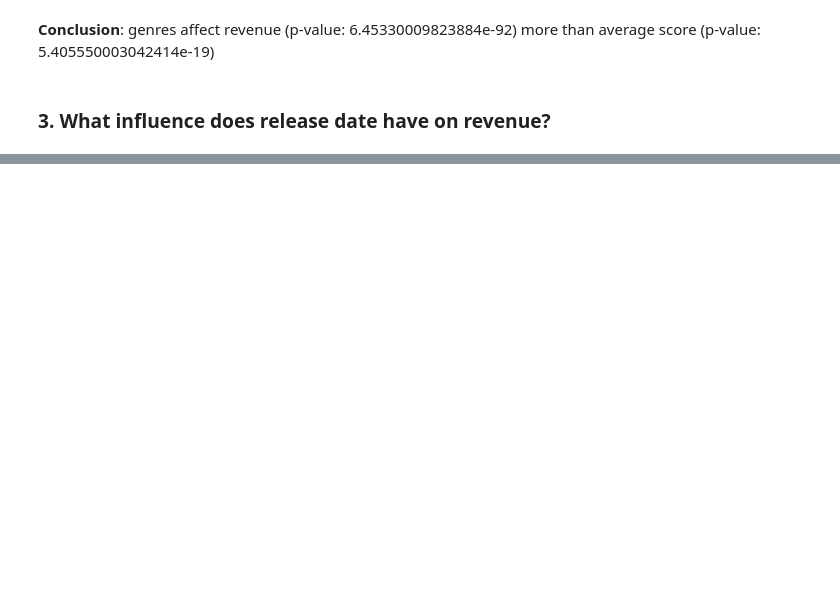
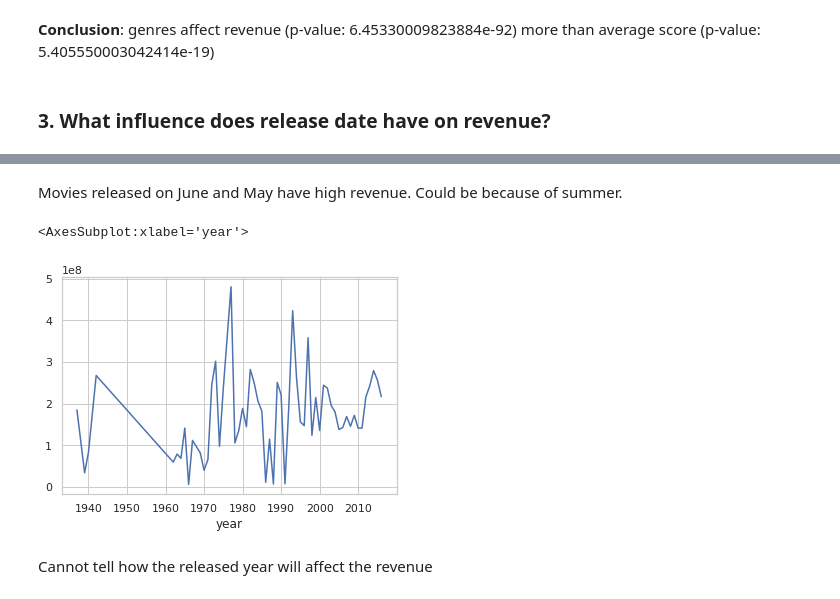
Before and after one commit to ngkhiem97/cbd_robotics_week_2, a Jupyter notebook: assignment_2.ipynb, the cells around one changed output, grey strips where cells are left out. Drawn from its saved outputs; the diff is of its cells as text; code cells hidden in the pictures; blank space fills up the shorter version.

```diff
--- a/assignment_2.ipynb
+++ b/assignment_2.ipynb
@@ -452,2 +461,10 @@ revenue_month_grouped.sort_values(ascending=False).plot(y = ['revenue'],kind = '
+# %% [markdown]
+Movies released on June and May have high revenue. Could be because of summer.
 # %%
+revenue_year_grouped = data_release_date.groupby('year')['revenue'].mean()
 revenue_year_grouped.plot(y = ['revenue'],kind = 'line')
+# %% [output]
+<AxesSubplot:xlabel='year'>
+[figure, added]
+# %% [markdown]
+Cannot tell how the released year will affect the revenue
```
Also changed, not shown: parts of 12 cells of this notebook.
